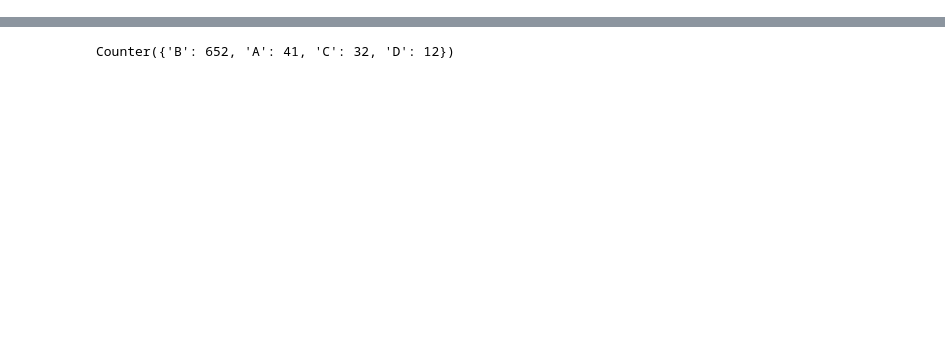
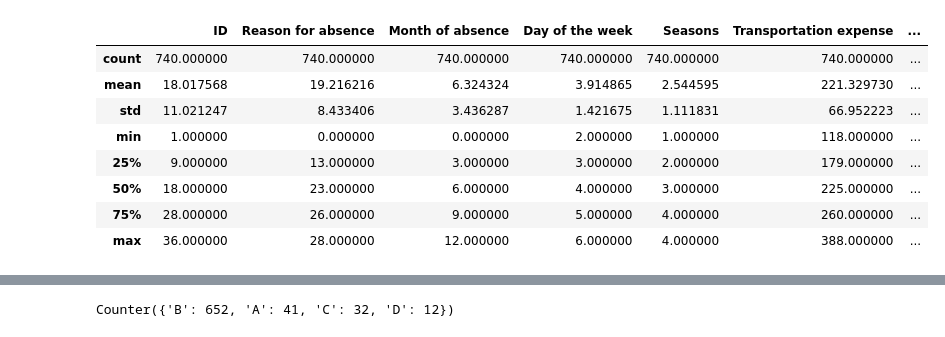
Before and after one commit to afhossain/Absentieesm-at-Work, a Jupyter notebook: Absentieesm.ipynb, the cells around one changed output, grey strips where cells are left out. Cells and saved outputs as stored; diff of their text form; code cells hidden in the pictures; blank space fills up the shorter version.

```diff
--- a/Absentieesm.ipynb
+++ b/Absentieesm.ipynb
@@ -7,0 +55,12 @@ df=pd.read_csv('Absenteeism_at_work.csv',';')
+# %%
+df.describe()
+# %% [output]
+|  | ID | Reason for absence | Month of absence | Day of the week | Seasons | Transportation expense | ... |
+| count | 740.000000 | 740.000000 | 740.000000 | 740.000000 | 740.000000 | 740.000000 | ... |
+| mean | 18.017568 | 19.216216 | 6.324324 | 3.914865 | 2.544595 | 221.329730 | ... |
+| std | 11.021247 | 8.433406 | 3.436287 | 1.421675 | 1.111831 | 66.952223 | ... |
+| min | 1.000000 | 0.000000 | 0.000000 | 2.000000 | 1.000000 | 118.000000 | ... |
+| 25% | 9.000000 | 13.000000 | 3.000000 | 3.000000 | 2.000000 | 179.000000 | ... |
+| 50% | 18.000000 | 23.000000 | 6.000000 | 4.000000 | 3.000000 | 225.000000 | ... |
+| 75% | 28.000000 | 26.000000 | 9.000000 | 5.000000 | 4.000000 | 260.000000 | ... |
+| max | 36.000000 | 28.000000 | 12.000000 | 6.000000 | 4.000000 | 388.000000 | ... |
```
Also changed, not shown: parts of 18 cells of this notebook.
